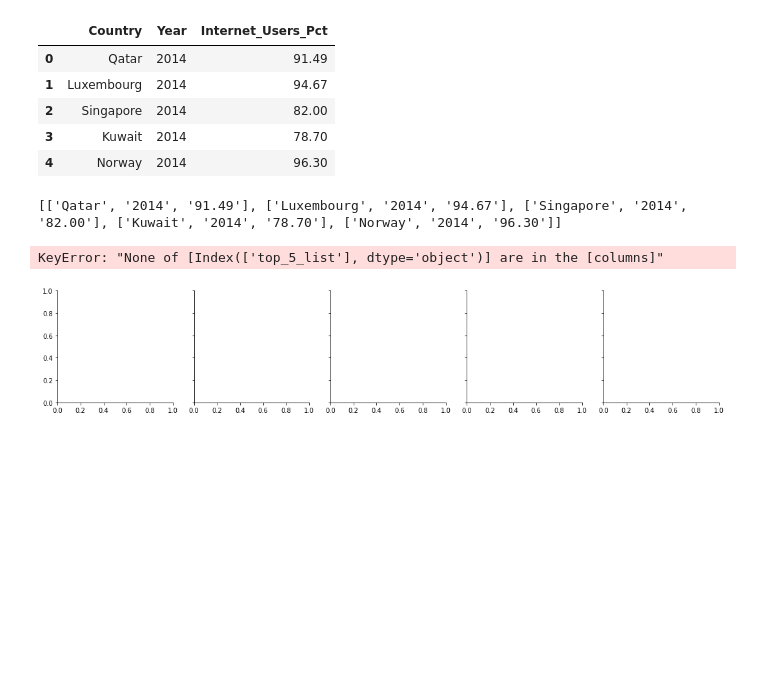
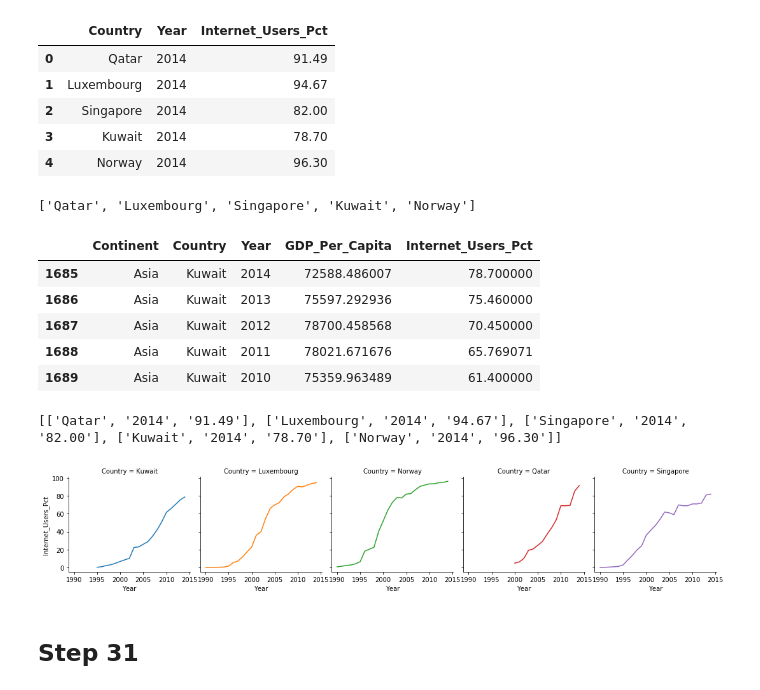
Before and after one commit to Barrett-Rogers/dq1-Barrett-Rogers, a Jupyter notebook: UN_Data_Exploration.ipynb, the cells around one changed output. Saved outputs shown, nothing was run; the diff lists cells and outputs as text; code cells hidden in the pictures; blank space fills up the shorter version.

```diff
--- a/UN_Data_Exploration.ipynb
+++ b/UN_Data_Exploration.ipynb
@@ -865,6 +865,23 @@ top_5_df
 | 2 | Singapore | 2014 | 82.00 |
 | 3 | Kuwait | 2014 | 78.70 |
 | 4 | Norway | 2014 | 96.30 |
+# %%
+top_5_df_list = top_5_df.Country.tolist()
+# %%
+top_5_df_list
+# %% [output]
+['Qatar', 'Luxembourg', 'Singapore', 'Kuwait', 'Norway']
+# %%
+top_5_main_df= gdp_and_internet_use.loc[gdp_and_internet_use.Country.isin(top_5_df_list)]
+# %%
+top_5_main_df.head()
+# %% [output]
+|  | Continent | Country | Year | GDP_Per_Capita | Internet_Users_Pct |
+| 1685 | Asia | Kuwait | 2014 | 72588.486007 | 78.700000 |
+| 1686 | Asia | Kuwait | 2013 | 75597.292936 | 75.460000 |
+| 1687 | Asia | Kuwait | 2012 | 78700.458568 | 70.450000 |
+| 1688 | Asia | Kuwait | 2011 | 78021.671676 | 65.769071 |
+| 1689 | Asia | Kuwait | 2010 | 75359.963489 | 61.400000 |
 # %%
 # Create an empty list
 top_5_list =[]
@@ -882,8 +899,7 @@ print(top_5_list)
 # %% [output]
 [['Qatar', '2014', '91.49'], ['Luxembourg', '2014', '94.67'], ['Singapore', '2014', '82.00'], ['Kuwait', '2014', '78.70'], ['Norway', '2014', '96.30']]
 # %%
-top_5_graph=sns.FacetGrid(top_5_df, col='Internet_Users_Pct', row='Year')
-top_5_graph = top_5_graph.map(plt.hist, 'top_5_list')
+top_5_graph=sns.FacetGrid(top_5_main_df, col='Country', hue = 'Country')
+top_5_graph.map(plt.plot, "Year","Internet_Users_Pct");
 # %% [output]
-KeyError: "None of [Index(['top_5_list'], dtype='object')] are in the [columns]"
-[figure, old version]
+[figure, new version]
@@ -893,0 +906,2 @@ KeyError: "None of [Index(['top_5_list'], dtype='object')] are in the [columns]"
+# %% [markdown]
+## Step 31
```
Also changed, not shown: parts of 47 cells of this notebook.
